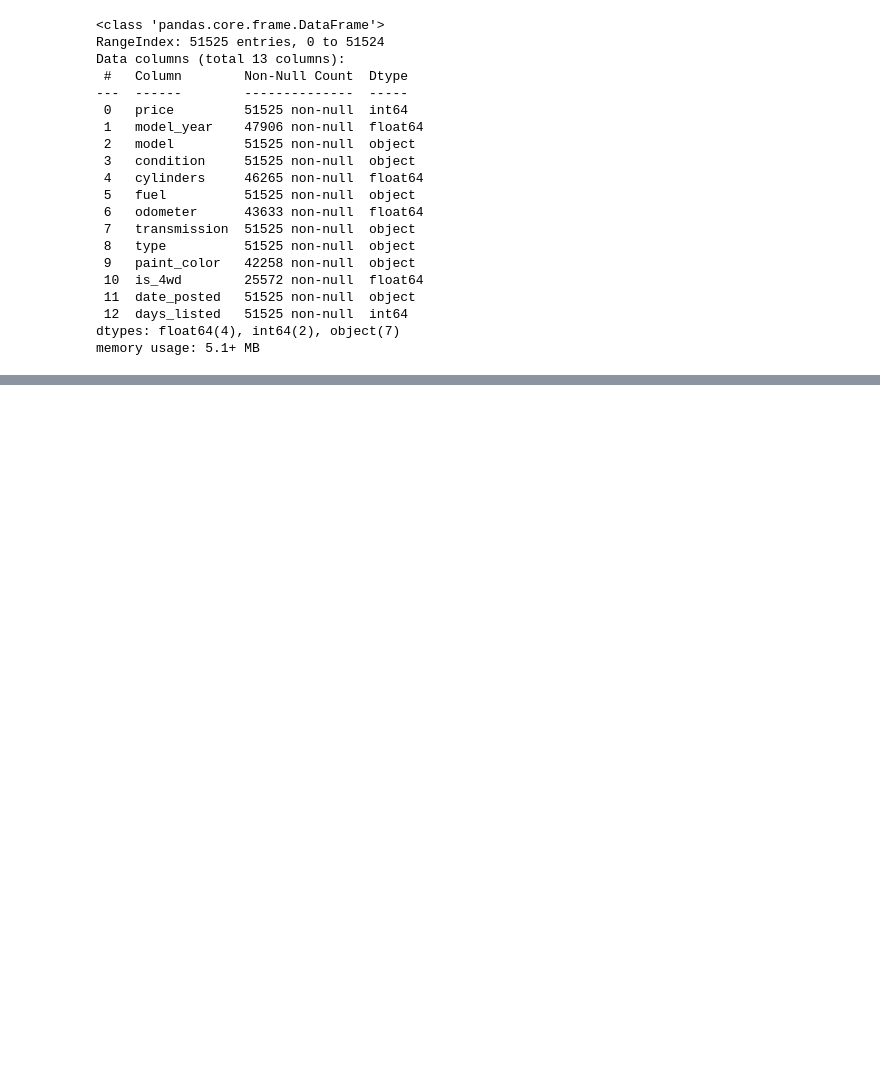
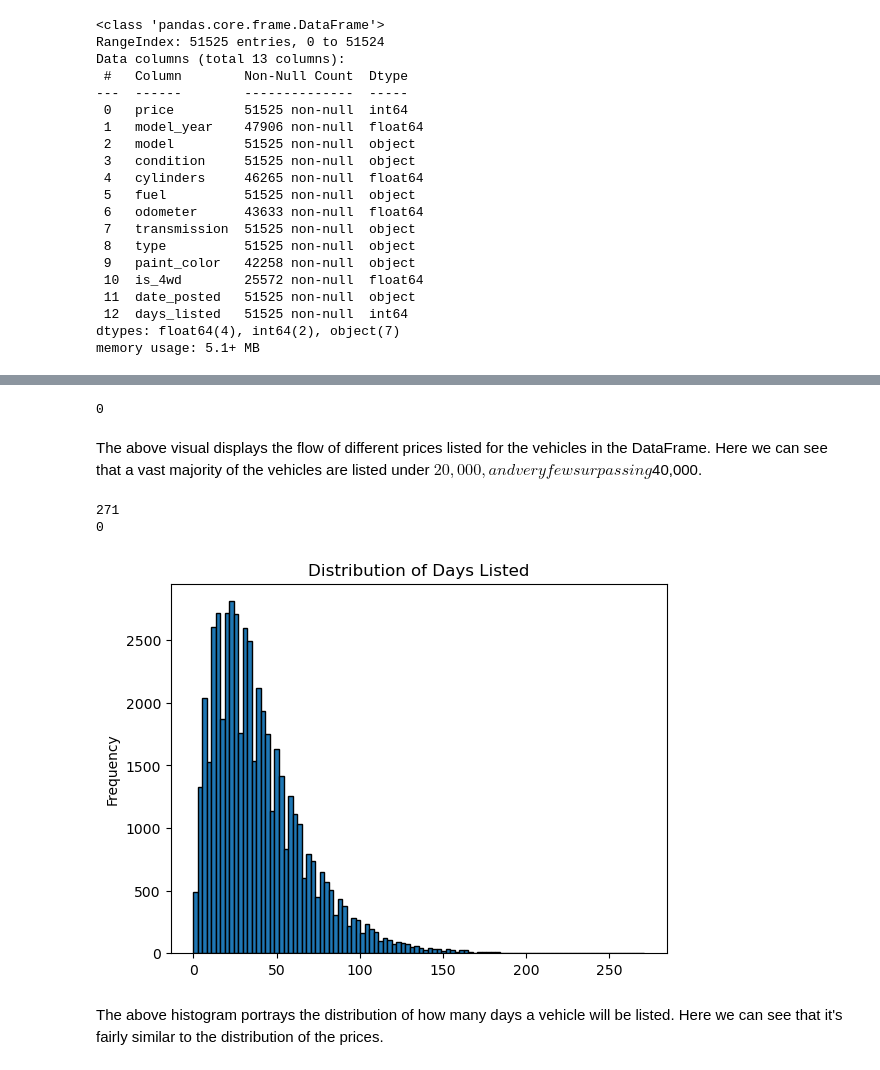
Before and after one commit to martinezb2002/sprint4project, a Jupyter notebook: EDA.ipynb, the cells around one changed output, grey strips where cells are left out. Cells and saved outputs as stored; diff of their text form; code cells hidden in the pictures; blank space fills up the shorter version.

```diff
--- a/EDA.ipynb
+++ b/EDA.ipynb
@@ -71,0 +62,4 @@ Index(['price', 'model_year', 'model', 'condition', 'cylinders', 'fuel',
+# %%
+# filling missing values in the 'paint_color' column
+df['paint_color'].fillna('unknown', inplace=True)
+df['paint_color'].isna().sum()
@@ -71,0 +72,6 @@ Index(['price', 'model_year', 'model', 'condition', 'cylinders', 'fuel',
+# %%
+# filling missing values in the 'is_4wd' column
+df.fillna({'is_4wd':'0.0'}, inplace=True)
+df['is_4wd'].isna().sum()
+# %% [output]
+0
@@ -71,0 +83,16 @@ Index(['price', 'model_year', 'model', 'condition', 'cylinders', 'fuel',
+# %% [markdown]
+The above visual displays the flow of different prices listed for the vehicles in the DataFrame. Here we can see that a vast majority of the vehicles are listed under $20,000, and very few surpassing $40,000.
+# %%
+days_min = df['days_listed'].min()
+days_max = df['days_listed'].max()
+print(days_max)
+print(days_min)
+
+df['days_listed'].plot(title='Distribution of Days Listed', kind='hist', bins=100, edgecolor = 'k')
+plt.show()
+# %% [output]
+271
+0
+[figure, added]
+# %% [markdown]
+The above histogram portrays the distribution of how many days a vehicle will be listed. Here we can see that it's fairly similar to the distribution of the prices.
```
Also changed, not shown: parts of 11 cells of this notebook.
